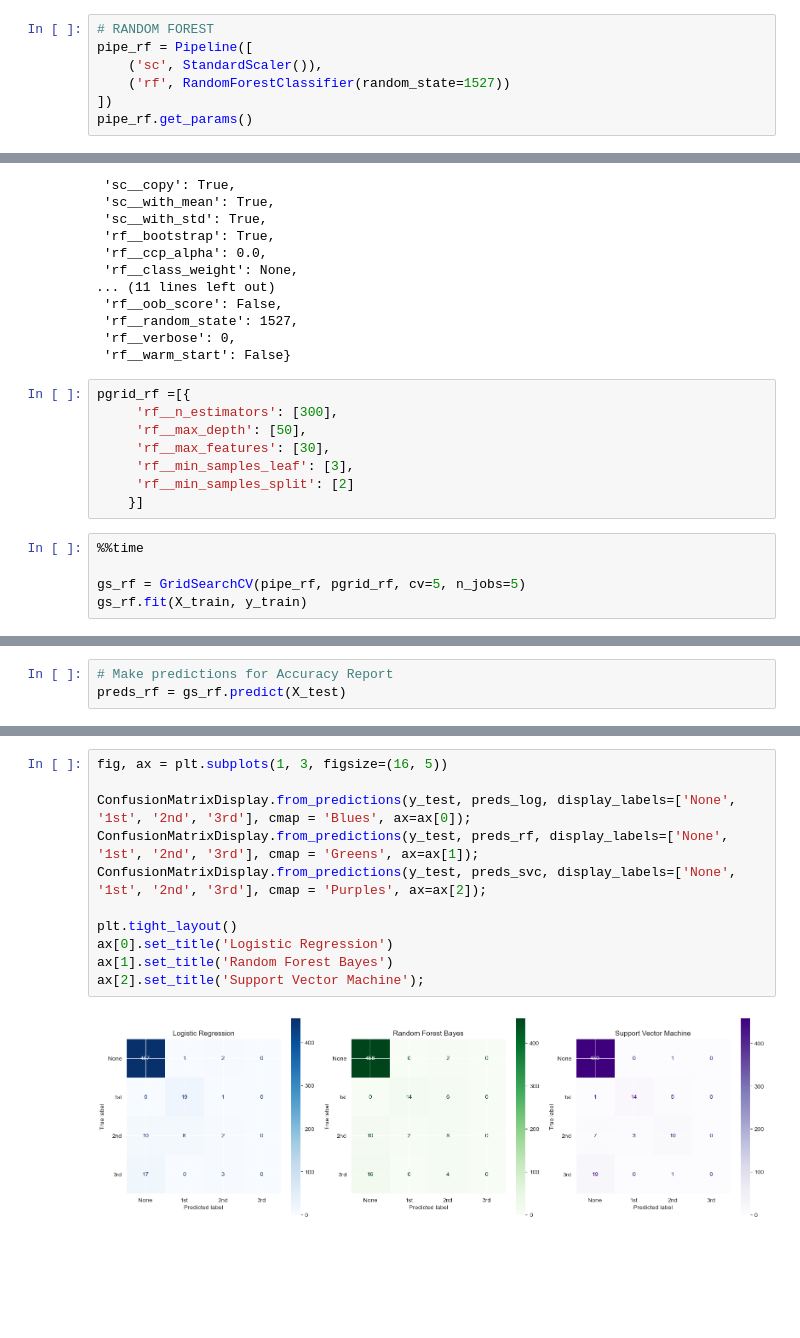
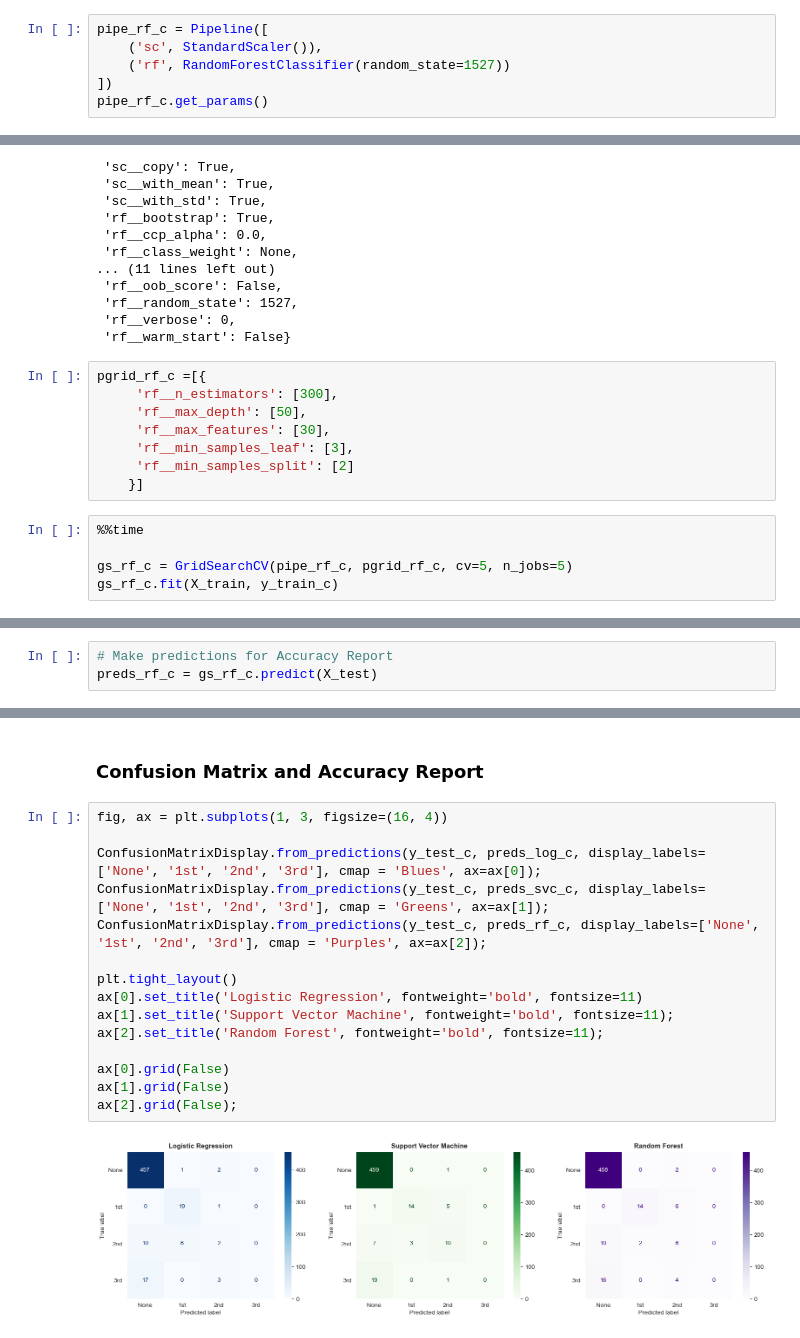
Before and after one commit to farahmalik11/DSI508_Capstone, a Jupyter notebook: code/04_Data_Modeling_I.ipynb, the cells around one changed output, grey strips where cells are left out. Cells and saved outputs as stored; diff of their text form; blank space fills up the shorter version.

```diff
--- a/code/04_Data_Modeling_I.ipynb
+++ b/code/04_Data_Modeling_I.ipynb
@@ -1415,10 +1444,9 @@ Best Params: {'svc__C': 0.45222222222222225, 'svc__degree': 2, 'svc__kernel': 'r
 # %%
-# RANDOM FOREST
-pipe_rf = Pipeline([
+pipe_rf_c = Pipeline([
     ('sc', StandardScaler()),
     ('rf', RandomForestClassifier(random_state=1527))
 ])
-pipe_rf.get_params()
+pipe_rf_c.get_params()
 # %% [output]
 {'memory': None,
  'steps': [('sc', StandardScaler()),
@@ -1438,7 +1466,7 @@ pipe_rf.get_params()
  'rf__verbose': 0,
  'rf__warm_start': False}
 # %%
-pgrid_rf =[{
+pgrid_rf_c =[{
      'rf__n_estimators': [300],
      'rf__max_depth': [50],
      'rf__max_features': [30],
@@ -1448,6 +1476,6 @@ pgrid_rf =[{
 # %%
 %%time
 
-gs_rf = GridSearchCV(pipe_rf, pgrid_rf, cv=5, n_jobs=5)
-gs_rf.fit(X_train, y_train)
+gs_rf_c = GridSearchCV(pipe_rf_c, pgrid_rf_c, cv=5, n_jobs=5)
+gs_rf_c.fit(X_train, y_train_c)
 # %% [output]
@@ -1464,5 +1492,5 @@ GridSearchCV(cv=5,
                           'rf__n_estimators': [300]}])
 # %%
 # Make predictions for Accuracy Report
-preds_rf = gs_rf.predict(X_test)
+preds_rf_c = gs_rf_c.predict(X_test)
 # %%
@@ -1477,15 +1505,21 @@ print('Best Params:', gs_rf.best_params_)
 Best Params: {'rf__max_depth': 50, 'rf__max_features': 30, 'rf__min_samples_leaf': 3, 'rf__min_samples_split': 2, 'rf__n_estimators': 300}
+# %% [markdown]
+### Confusion Matrix and Accuracy Report
 # %%
-fig, ax = plt.subplots(1, 3, figsize=(16, 5))
+fig, ax = plt.subplots(1, 3, figsize=(16, 4))
 
-ConfusionMatrixDisplay.from_predictions(y_test, preds_log, display_labels=['None', '1st', '2nd', '3rd'], cmap = 'Blues', ax=ax[0]);
-ConfusionMatrixDisplay.from_predictions(y_test, preds_rf, display_labels=['None', '1st', '2nd', '3rd'], cmap = 'Greens', ax=ax[1]);
-ConfusionMatrixDisplay.from_predictions(y_test, preds_svc, display_labels=['None', '1st', '2nd', '3rd'], cmap = 'Purples', ax=ax[2]);
+ConfusionMatrixDisplay.from_predictions(y_test_c, preds_log_c, display_labels=['None', '1st', '2nd', '3rd'], cmap = 'Blues', ax=ax[0]);
+ConfusionMatrixDisplay.from_predictions(y_test_c, preds_svc_c, display_labels=['None', '1st', '2nd', '3rd'], cmap = 'Greens', ax=ax[1]);
+ConfusionMatrixDisplay.from_predictions(y_test_c, preds_rf_c, display_labels=['None', '1st', '2nd', '3rd'], cmap = 'Purples', ax=ax[2]);
 
 plt.tight_layout()
-ax[0].set_title('Logistic Regression')
-ax[1].set_title('Random Forest Bayes')
-ax[2].set_title('Support Vector Machine');
+ax[0].set_title('Logistic Regression', fontweight='bold', fontsize=11)
+ax[1].set_title('Support Vector Machine', fontweight='bold', fontsize=11);
+ax[2].set_title('Random Forest', fontweight='bold', fontsize=11);
+
+ax[0].grid(False)
+ax[1].grid(False)
+ax[2].grid(False);
 # %% [output]
-[figure, old version]
+[figure, new version]
 # %%
```
Also changed, not shown: parts of 57 cells of this notebook, 3 other files.
